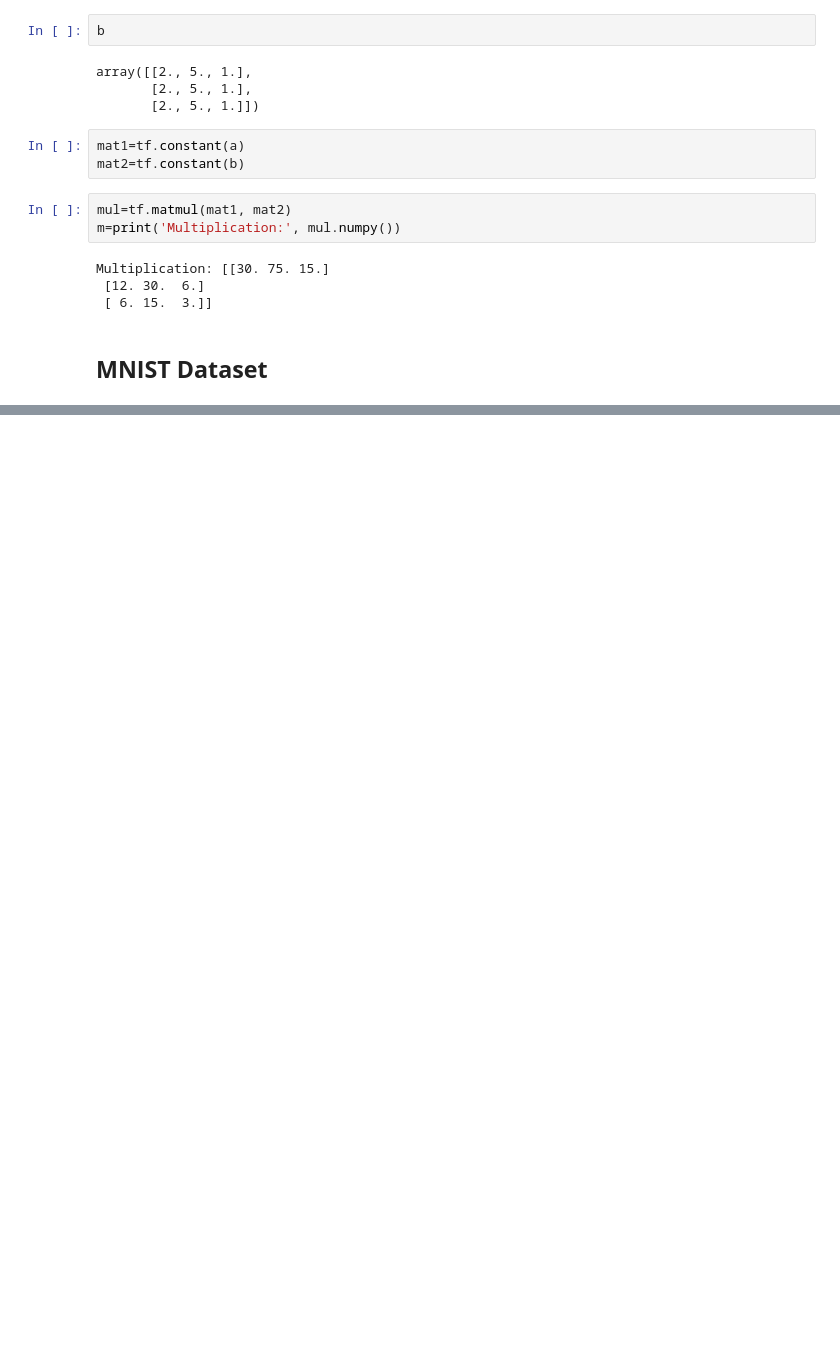
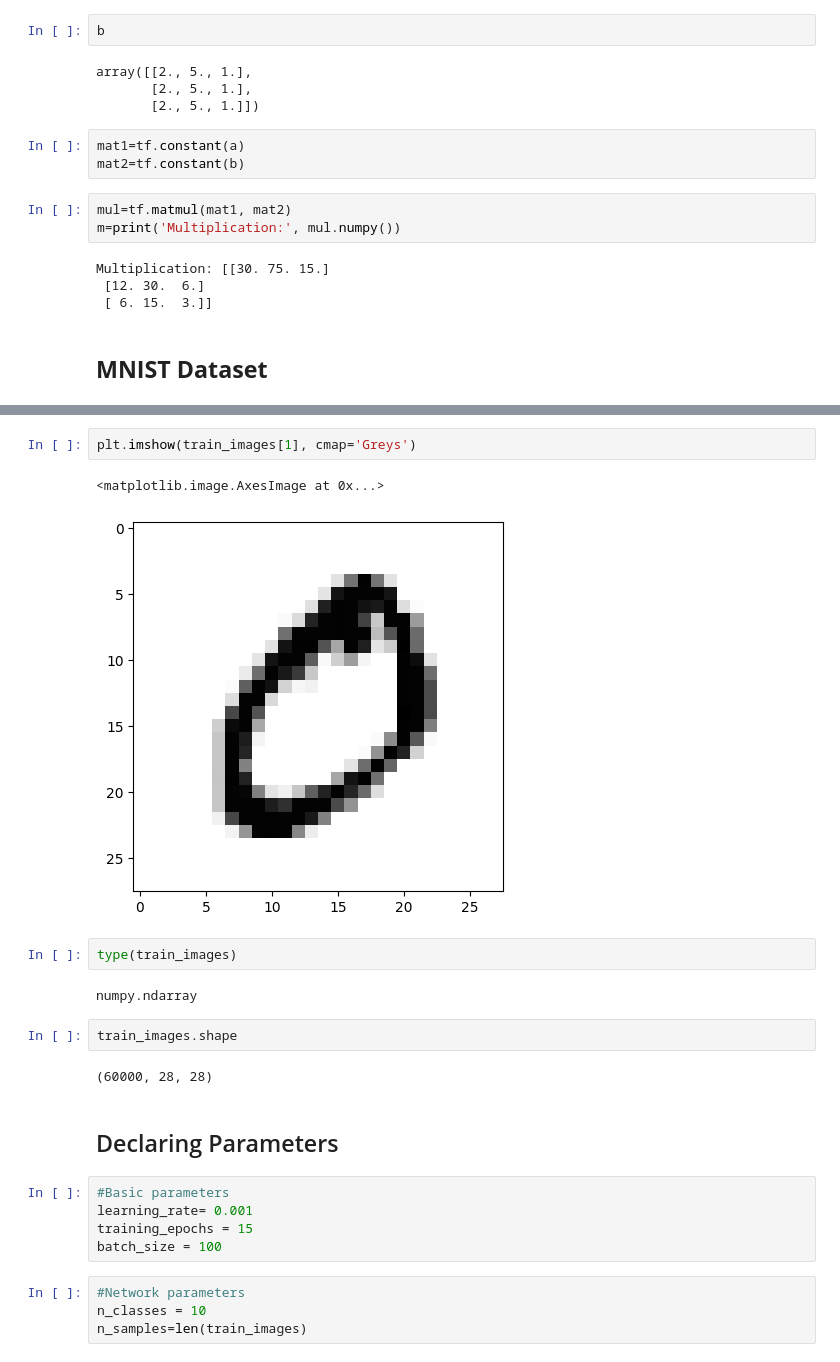
Before and after one commit to MrAgabaidu/Data-Sciences, a Jupyter notebook: Neural Networks and Deep Learning.ipynb, the cells around one changed output, grey strips where cells are left out. Drawn from its saved outputs; the diff is of its cells as text; blank space fills up the shorter version.

```diff
--- a/Neural Networks and Deep Learning.ipynb
+++ b/Neural Networks and Deep Learning.ipynb
@@ -86,0 +124,24 @@ Multiplication: [[30. 75. 15.]
+# %%
+plt.imshow(train_images[1], cmap='Greys')
+# %% [output]
+<matplotlib.image.AxesImage at 0x...>
+[figure, added]
+# %%
+type(train_images)
+# %% [output]
+numpy.ndarray
+# %%
+train_images.shape
+# %% [output]
+(60000, 28, 28)
+# %% [markdown]
+## Declaring Parameters
+# %%
+#Basic parameters
+learning_rate= 0.001
+training_epochs = 15
+batch_size = 100
+# %%
+#Network parameters
+n_classes = 10
+n_samples=len(train_images)
```
Also changed, not shown: parts of 18 cells of this notebook.
